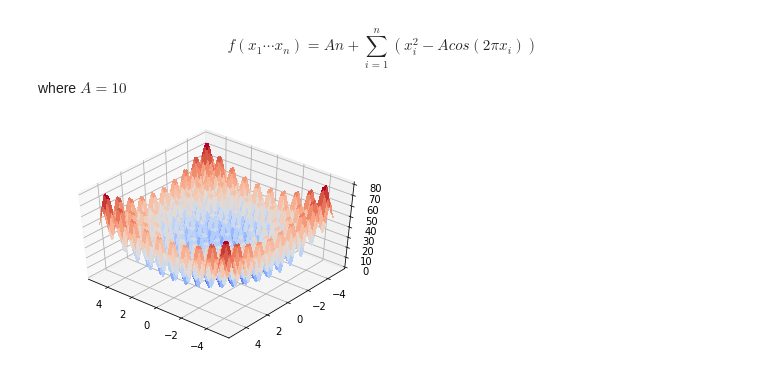
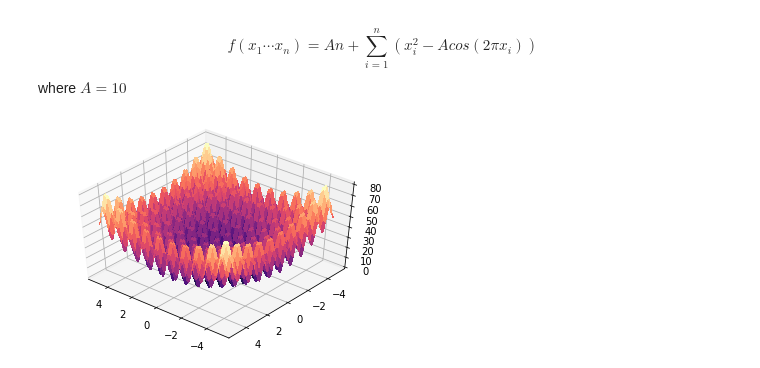
Before and after one commit to gbrunow/de, a Jupyter notebook: notebooks/bechmark-functions.ipynb, the cells around one changed output. Cells and saved outputs as stored; diff of their text form; code cells hidden in the pictures.

```diff
--- a/notebooks/bechmark-functions.ipynb
+++ b/notebooks/bechmark-functions.ipynb
@@ -41,21 +41,20 @@ $$f(x_1 \cdots x_n)=An + \sum_{i=1}^{n}(x_i^2 - Acos(2\pi x_i))$$ where $A = 10$
 # %%
 X = np.arange(-5, 5, 0.1)
 Y = np.arange(-5, 5, 0.1)
 X, Y = np.meshgrid(X, Y)
 Xs = np.array([X, Y])
-Z = rosenbrock(Xs)
 Z = rastrigin(Xs)
 
 fig2 = plt.figure()
 
 ax = fig2.gca(projection='3d')
 ax.view_init(45, 130)
 
 surf = ax.plot_surface(
-    X, Y, Z, cmap=cm.coolwarm,
+    X, Y, Z, cmap=cm.magma,
     linewidth=0, antialiased=False
 )
 
 plt.show()
 # %% [output]
-[figure, old version]
+[figure, new version]
```
Also changed, not shown: parts of 4 cells of this notebook, 2 other files.
